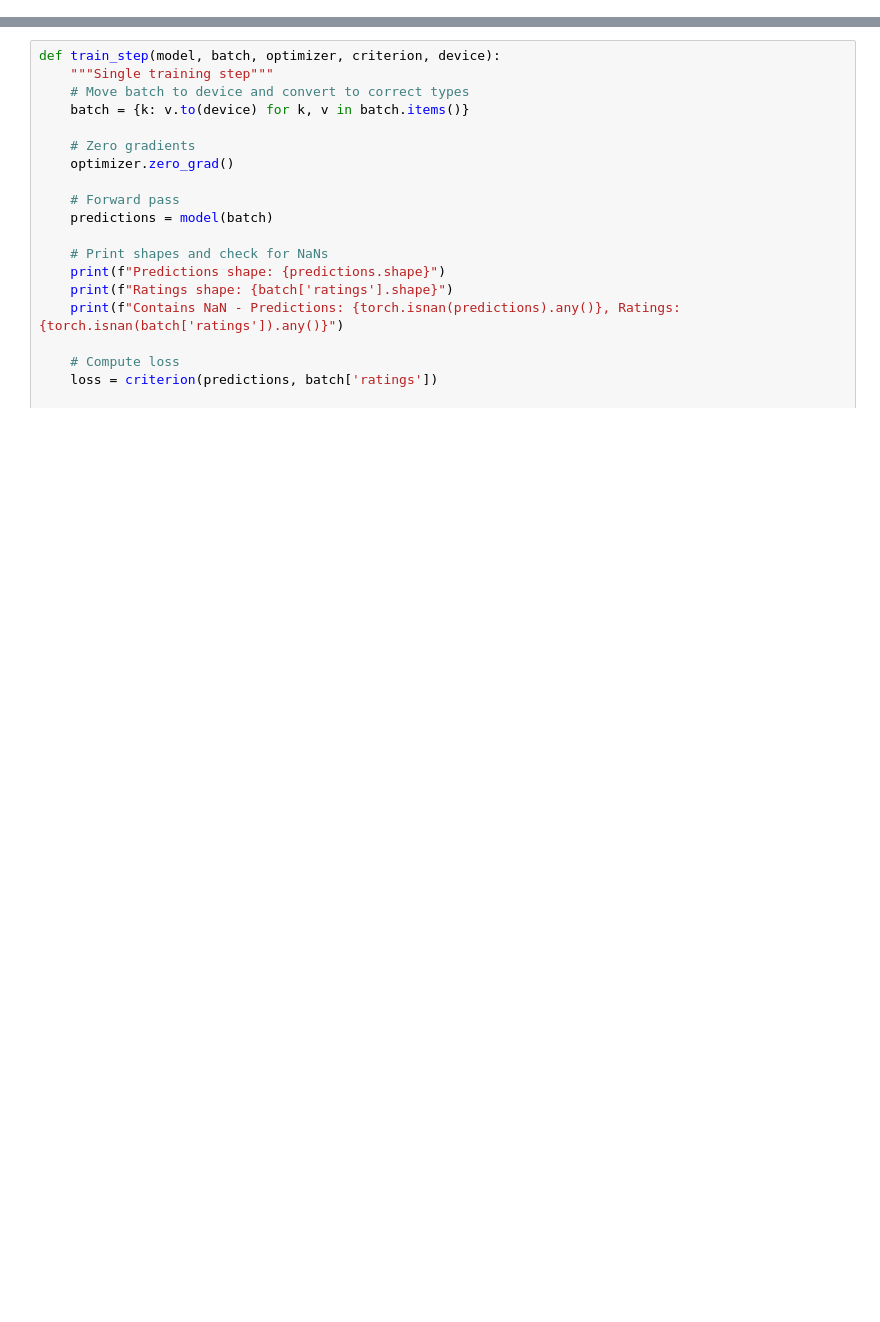
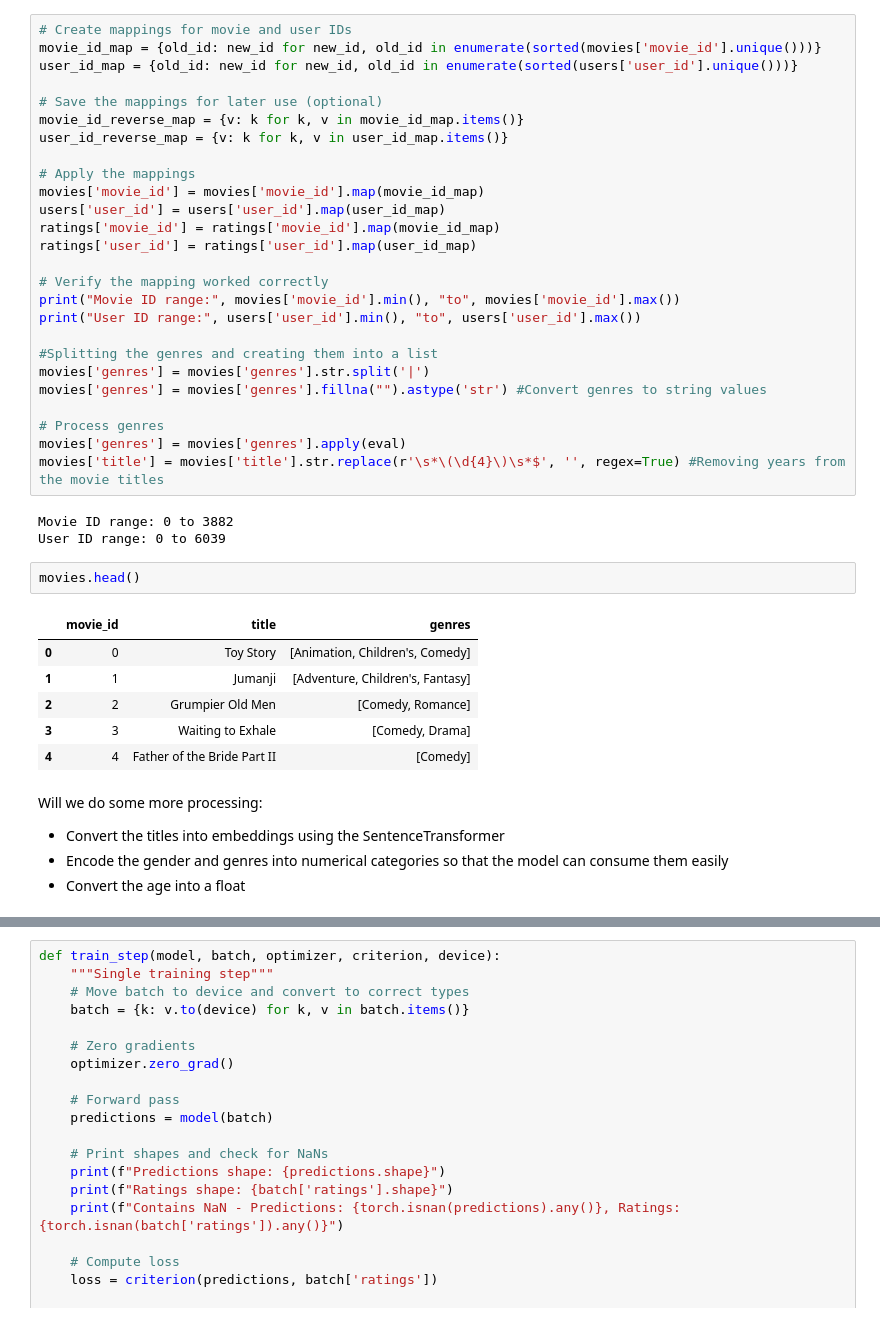
Before and after one commit to saranggupta94/dsc24_recsys_tutorial_live, a Jupyter notebook: neural_nets.ipynb, the cells around one changed output, grey strips where cells are left out. Drawn from its saved outputs; the diff is of its cells as text; blank space fills up the shorter version.

```diff
--- a/neural_nets.ipynb
+++ b/neural_nets.ipynb
@@ -342,0 +108,44 @@ class TwoTowerNet(nn.Module):
+# %%
+# Create mappings for movie and user IDs
+movie_id_map = {old_id: new_id for new_id, old_id in enumerate(sorted(movies['movie_id'].unique()))}
+user_id_map = {old_id: new_id for new_id, old_id in enumerate(sorted(users['user_id'].unique()))}
+
+# Save the mappings for later use (optional)
+movie_id_reverse_map = {v: k for k, v in movie_id_map.items()}
+user_id_reverse_map = {v: k for k, v in user_id_map.items()}
+
+# Apply the mappings
+movies['movie_id'] = movies['movie_id'].map(movie_id_map)
+users['user_id'] = users['user_id'].map(user_id_map)
+ratings['movie_id'] = ratings['movie_id'].map(movie_id_map)
+ratings['user_id'] = ratings['user_id'].map(user_id_map)
+
+# Verify the mapping worked correctly
+print("Movie ID range:", movies['movie_id'].min(), "to", movies['movie_id'].max())
+print("User ID range:", users['user_id'].min(), "to", users['user_id'].max())
+
+#Splitting the genres and creating them into a list
+movies['genres'] = movies['genres'].str.split('|')
+movies['genres'] = movies['genres'].fillna("").astype('str') #Convert genres to string values
+
+# Process genres
+movies['genres'] = movies['genres'].apply(eval)
+movies['title'] = movies['title'].str.replace(r'\s*\(\d{4}\)\s*$', '', regex=True) #Removing years from the movie titles
+# %% [output]
+Movie ID range: 0 to 3882
+User ID range: 0 to 6039
+# %%
+movies.head()
+# %% [output]
+|  | movie_id | title | genres |
+| 0 | 0 | Toy Story | [Animation, Children's, Comedy] |
+| 1 | 1 | Jumanji | [Adventure, Children's, Fantasy] |
+| 2 | 2 | Grumpier Old Men | [Comedy, Romance] |
+| 3 | 3 | Waiting to Exhale | [Comedy, Drama] |
+| 4 | 4 | Father of the Bride Part II | [Comedy] |
+# %% [markdown]
+Will we do some more processing:
+
+- Convert the titles into embeddings using the SentenceTransformer
+- Encode the gender and genres into numerical categories so that the model can consume them easily
+- Convert the age into a float
```
Also changed, not shown: parts of 53 cells of this notebook, 1 other file.
